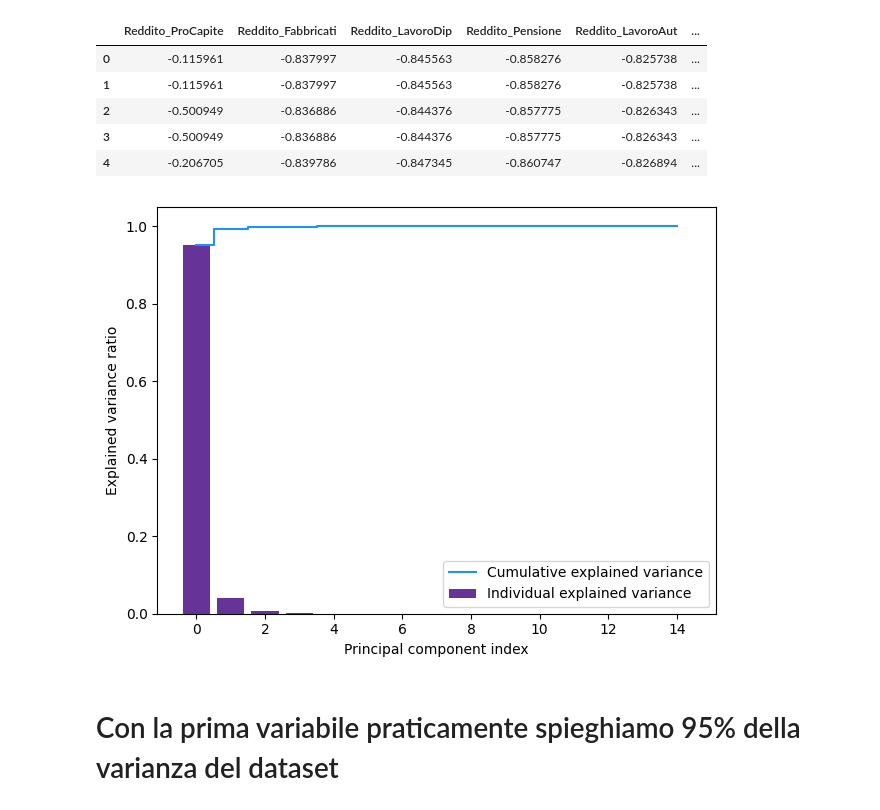
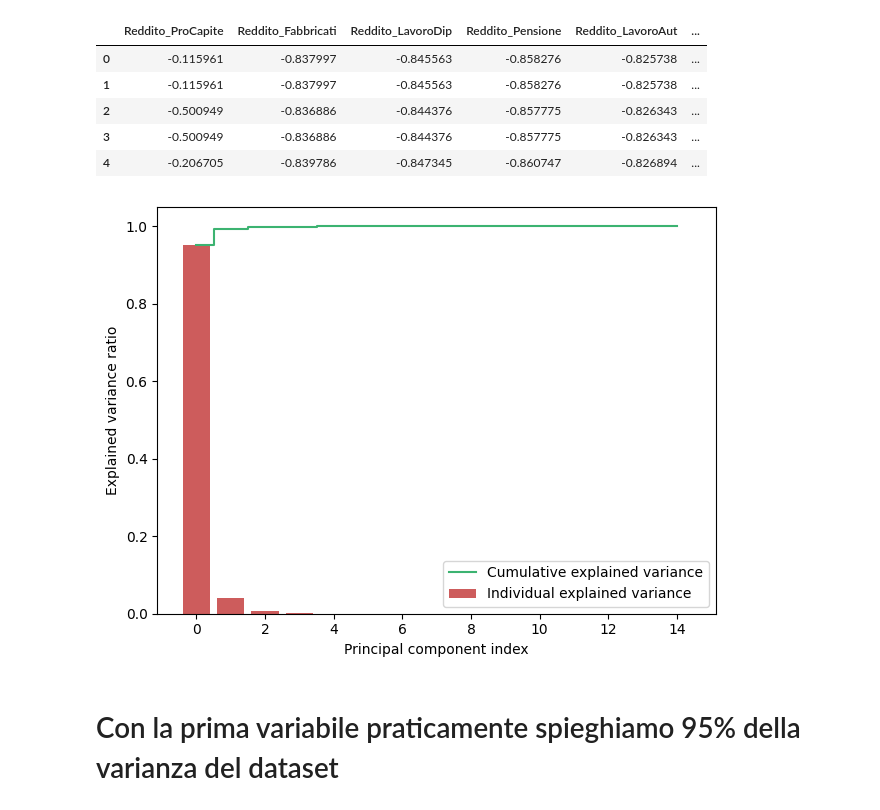
Before and after one commit to leonardoguida/real_estate_predictive_model, a Jupyter notebook: fileexploration.ipynb, the cells around one changed output. Drawn from its saved outputs; the diff is of its cells as text; code cells hidden in the pictures.

Commit message:
changing colors

```diff
--- a/fileexploration.ipynb
+++ b/fileexploration.ipynb
@@ -221,6 +221,20 @@ Data columns (total 98 columns):
  97  Macroarea                                                                                                       55033 non-null  object
 dtypes: float64(72), int64(14), object(12)
 memory usage: 41.1+ MB
+# %%
+color_blue = "deepskyblue"
+color_green = "mediumseagreen"
+color_pink = "hotpink"
+color_yellow = "gold"
+color_purple = "mediumorchid"
+color_orange = "darkorange"
+color_mint = "mediumaquamarine"
+color_lavender = "blueviolet"
+color_sky = "cadetblue"
+color_rose = "lightcoral"
+color_red = "indianred"
+color_black = "black"
+color_white = "white"
 # %% [markdown]
 ## PCA su variabili economiche e PCA su variabili turistiche
 # %%
@@ -285,18 +299,18 @@ x_new = pca.fit_transform(df_standardized)
 # %%
 # Explained variance ratio
 exp_var_pca = pca.explained_variance_ratio_
 # Cumulative sum of eigenvalues; This will be used to create step plot
 # for visualizing the variance explained by each principal component.
 cum_sum_eigenvalues = np.cumsum(exp_var_pca)
 # Create the visualization plot
-plt.bar(range(0,len(exp_var_pca)), exp_var_pca, align='center', label='Individual explained variance', color='rebeccapurple')
-plt.step(range(0,len(cum_sum_eigenvalues)), cum_sum_eigenvalues, where='mid',label='Cumulative explained variance', color='dodgerblue')
+plt.bar(range(0,len(exp_var_pca)), exp_var_pca, align='center', label='Individual explained variance', color=color_red)
+plt.step(range(0,len(cum_sum_eigenvalues)), cum_sum_eigenvalues, where='mid',label='Cumulative explained variance', color=color_green)
 plt.ylabel('Explained variance ratio')
 plt.xlabel('Principal component index')
 plt.legend(loc='best')
 plt.tight_layout()
 plt.show()
 # %% [output]
-[figure, old version]
+[figure, new version]
 # %% [markdown]
 # Con la prima variabile praticamente spieghiamo 95% della varianza del dataset
```
Also changed, not shown: parts of 3 cells of this notebook.
